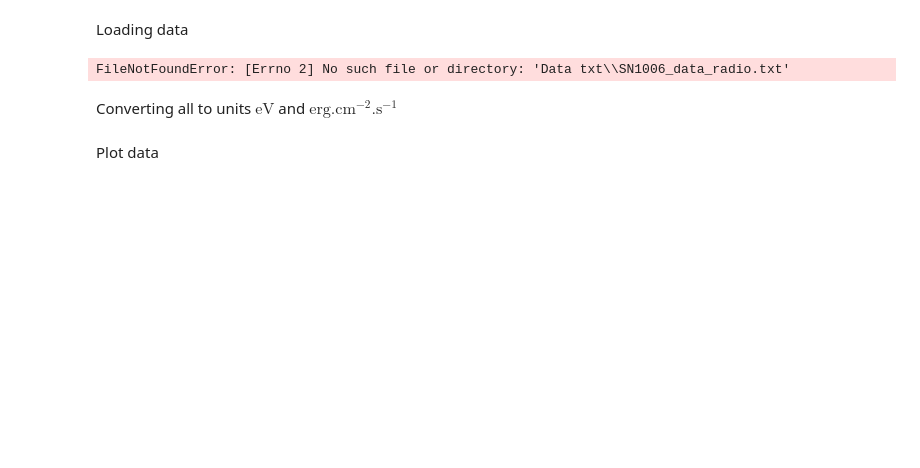
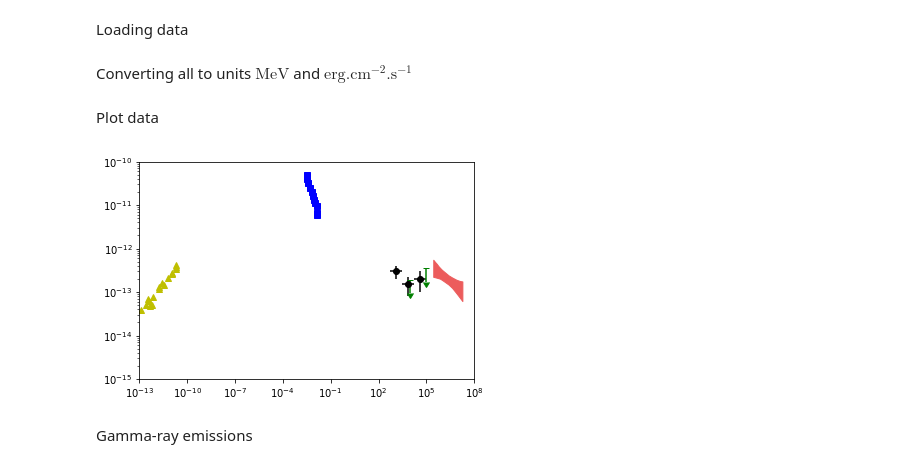
Before and after one commit to Sruthi-Ravikularaman/SN1006, a Jupyter notebook: SN1006.ipynb, the cells around one changed output. Saved outputs shown, nothing was run; the diff lists cells and outputs as text; code cells hidden in the pictures; blank space fills up the shorter version.

```diff
--- a/SN1006.ipynb
+++ b/SN1006.ipynb
@@ -11,3 +6,13 @@ hPlanck = 4.135e-15 #eV s
+# %%
+m_p = 938.272 #MeV
+m_e = 0.511  #MeV
+c = 3e10 #cm/s
+hPlanck = 4.135e-21 #MeV s
+M_sol = 2e30 # kg
+m_H = 1.67e-27 # kg
+m_avg = 1.4*m_H
+#sig_sb = 3.5394474508e7 # erg cm-2 s-1 K-4
+sig_sb = 3.5394474508e7 * 6.242e11 # eV cm-2 s-1 K-4
 # %%
 def velocity(E_kin, rest_mass):
     E_kin = E_kin
@@ -64,34 +73,35 @@ def N_CRe(T_e, del_e, Ae, Te_c):
 # %% [markdown]
 Loading data
 # %%
-radio_data = np.genfromtxt(open("Data txt\SN1006_data_radio.txt", "r"), delimiter=',')
-xray_data = np.genfromtxt(open("Data txt\SN1006_data_suzaku.txt", "r"), delimiter=',')
-fermi_data = np.genfromtxt(open("Data txt\SN1006_data_SW_FERMI.txt", "r"), delimiter=',')
-fermi_upper_data = np.genfromtxt(open("Data txt\SN1006_data_SW_upper_FERMI_Acero2015.txt", "r"), delimiter=',')
-hess_data = np.genfromtxt(open("Data txt\SN1006_data_SW_HESS.txt", "r"), delimiter=',')
+radio_data = np.genfromtxt(open("SN1006_data_radio.txt", "r"), delimiter=',') # in Hz and Jy Hz
+xray_data = np.genfromtxt(open("SN1006_data_suzaku.txt", "r"), delimiter=',') # in eV and eV cm-2 s-1
+fermi_data = np.genfromtxt(open("SN1006_data_SW_FERMI.txt", "r"), delimiter=',') # in GeV and erg cm-2 s-1
+fermi_upper_data = np.genfromtxt(open("SN1006_data_SW_upper_FERMI_Acero2015.txt", "r"), delimiter=',') # in eV and erg cm-2 s-1
+hess_data = np.genfromtxt(open("SN1006_data_SW_HESS.txt", "r"), delimiter=',') # in eV and erg cm-2 s-1
-# %% [output]
-FileNotFoundError: [Errno 2] No such file or directory: 'Data txt\\SN1006_data_radio.txt'
 # %% [markdown]
-Converting all to units $\mathrm{eV}$ and $\mathrm{erg.cm^{-2}.s^{-1}}$
+Converting all to units $\mathrm{MeV}$ and $\mathrm{erg.cm^{-2}.s^{-1}}$
 # %%
-Er, Phi_radio = radio_data[:, 0] * hPlanck, 1e-23 * radio_data[:, 0] * radio_data[:, 1]
-Ex, Phi_xray = xray_data[:, 0], xray_data[:, 1] * 1.602e-12
-Ef, Efm, Efp, Phi_fermi, Phi_fp, Phi_fm = fermi_data[:, 0] * 1e9, fermi_data[:, 1] * 1e9, fermi_data[:, 2] * 1e9, fermi_data[:, 3], fermi_data[:, 4], fermi_data[:, 5]
-Efu, Phi_fermi_up = fermi_upper_data[:, 0], fermi_upper_data[:, 1]
-Eh, Phi_hp, Phi_hm = hess_data[:, 0], hess_data[:, 1], hess_data[:, 2]
+Er, Phi_radio = radio_data[:, 0] * hPlanck, 1e-23 * radio_data[:, 1]
+Ex, Phi_xray = xray_data[:, 0] * 1e-6, xray_data[:, 1] * 1.602e-12
+Ef, Efm, Efp, Phi_fermi, Phi_fp, Phi_fm = fermi_data[:, 0] * 1e3, fermi_data[:, 1] * 1e3, fermi_data[:, 2] * 1e3, fermi_data[:, 3], fermi_data[:, 4], fermi_data[:, 5]
+Efu, Phi_fermi_up = fermi_upper_data[:, 0] * 1e-6, fermi_upper_data[:, 1]
+Eh, Phi_hp, Phi_hm = hess_data[:, 0] * 1e-6, hess_data[:, 1], hess_data[:, 2]
 # %% [markdown]
 Plot data
 # %%
 plt.plot(Er, Phi_radio, 'y^')
 plt.plot(Ex, Phi_xray, 'bs')
 plt.errorbar(Ef, Phi_fermi, yerr=[Phi_fermi-Phi_fm,Phi_fp-Phi_fermi], xerr=[Ef-Efm,Efp-Ef], fmt='ko')
 plt.errorbar(Efu, Phi_fermi_up, yerr=0.5 * Phi_fermi_up, linestyle='none', marker='_', color="green", uplims=True)
 plt.fill_between(Eh, Phi_hm, Phi_hp, color=[(236.0/255.0,92.0/255.0,92.0/255.0)])
-plt.set_xscale('log')
-plt.set_yscale('log')
-plt.legend()
-plt.set_xlabel(r'$E_{\gamma} \textrm{ (eV)}$',fontsize=fs)
-plt.set_ylabel(r'$E^2_\gamma\phi(E_\gamma) \textrm{ (erg cm$^{-2}$ s$^{-1}$)}$',fontsize=fs)
-plt.set_xlim(1.0e-7,1.0e14)
-plt.set_ylim(1.0e-15,1.0e-10)
+plt.xscale('log')
+plt.yscale('log')
+#plt.xlabel(r'$E_{\gamma}\mathrm{(eV)}$')
+#plt.ylabel(r'$E^2_\gamma\phi(E_\gamma)\mathrm{(erg cm$^{-2}$ s$^{-1}$)}$')
+plt.xlim(1.0e-13,1.0e8)
+plt.ylim(1.0e-15,1.0e-10)
 plt.show()
+# %% [output]
+[figure, added]
+# %% [markdown]
+Gamma-ray emissions
```
Also changed, not shown: parts of 16 cells of this notebook, 11 other files.
